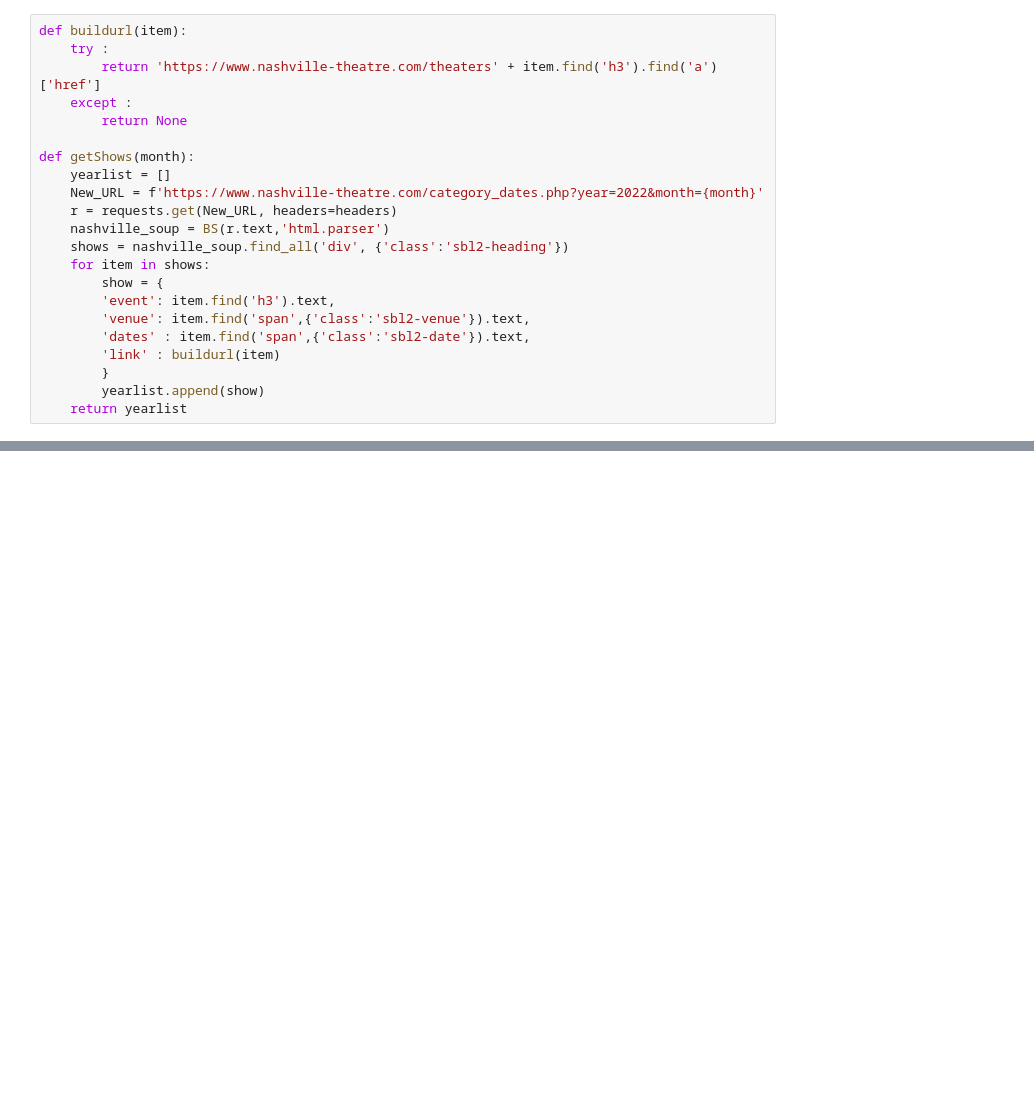
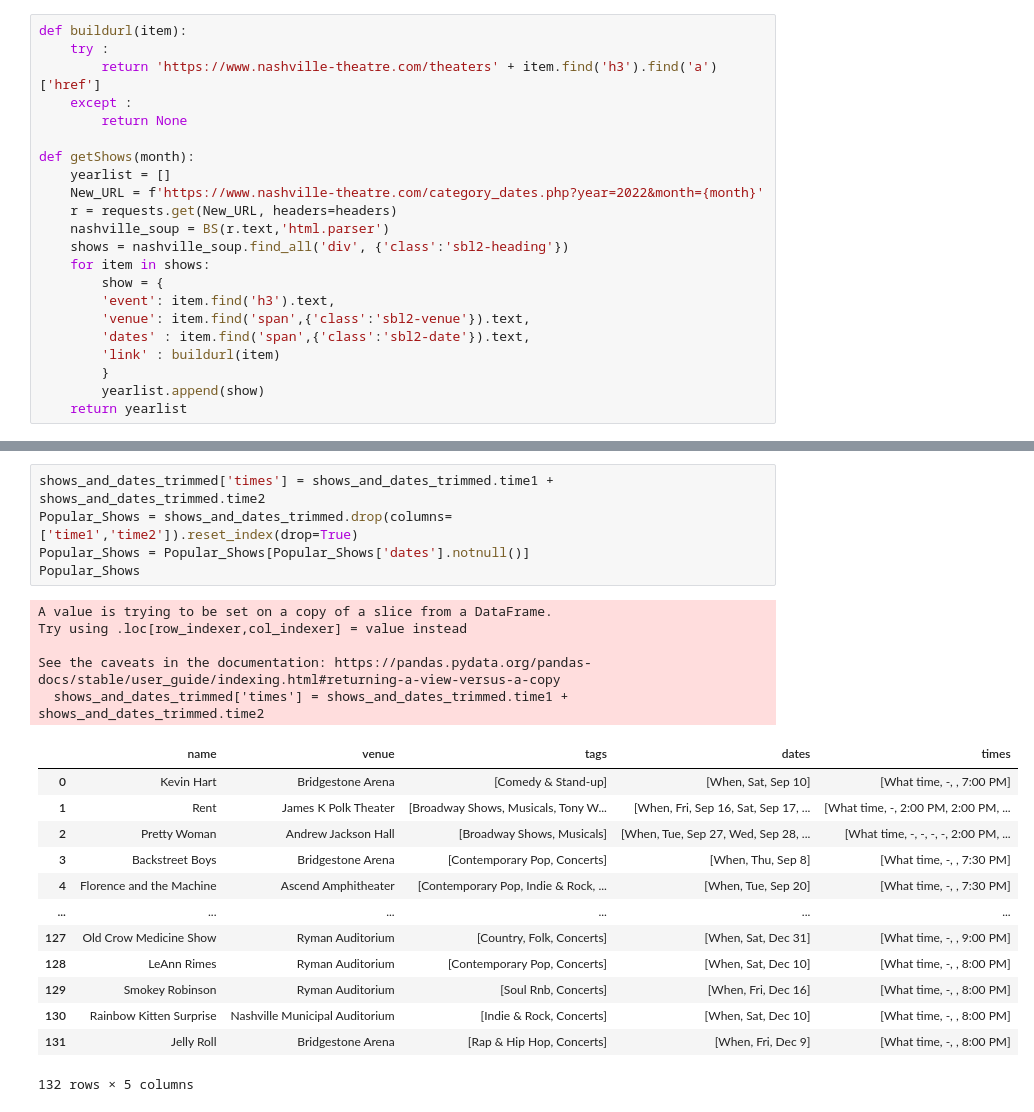
Before and after one commit to michaelcnorman/DDA7-Capstone-Michael, a Jupyter notebook: notebooks/Webscraping events.ipynb, the cells around one changed output, grey strips where cells are left out. Cells and saved outputs as stored; diff of their text form; blank space fills up the shorter version.

```diff
--- a/notebooks/Webscraping events.ipynb
+++ b/notebooks/Webscraping events.ipynb
@@ -429,0 +440,24 @@ pd.DataFrame(show_times).head(40)
+# %%
+shows_and_dates_trimmed['times'] = shows_and_dates_trimmed.time1 + shows_and_dates_trimmed.time2
+Popular_Shows = shows_and_dates_trimmed.drop(columns=['time1','time2']).reset_index(drop=True)
+Popular_Shows = Popular_Shows[Popular_Shows['dates'].notnull()]
+Popular_Shows
+# %% [output]
+A value is trying to be set on a copy of a slice from a DataFrame.
+Try using .loc[row_indexer,col_indexer] = value instead
+
+See the caveats in the documentation: https://pandas.pydata.org/pandas-docs/stable/user_guide/indexing.html#returning-a-view-versus-a-copy
+  shows_and_dates_trimmed['times'] = shows_and_dates_trimmed.time1 + shows_and_dates_trimmed.time2
+|  | name | venue | tags | dates | times |
+| 0 | Kevin Hart | Bridgestone Arena | [Comedy & Stand-up] | [When, Sat, Sep 10] | [What time, -, , 7:00 PM] |
+| 1 | Rent | James K Polk Theater | [Broadway Shows, Musicals, Tony W... | [When, Fri, Sep 16, Sat, Sep 17, ... | [What time, -, 2:00 PM, 2:00 PM, ... |
+| 2 | Pretty Woman | Andrew Jackson Hall | [Broadway Shows, Musicals] | [When, Tue, Sep 27, Wed, Sep 28, ... | [What time, -, -, -, -, 2:00 PM, ... |
+| 3 | Backstreet Boys | Bridgestone Arena | [Contemporary Pop, Concerts] | [When, Thu, Sep 8] | [What time, -, , 7:30 PM] |
+| 4 | Florence and the Machine | Ascend Amphitheater | [Contemporary Pop, Indie & Rock, ... | [When, Tue, Sep 20] | [What time, -, , 7:30 PM] |
+| ... | ... | ... | ... | ... | ... |
+| 127 | Old Crow Medicine Show | Ryman Auditorium | [Country, Folk, Concerts] | [When, Sat, Dec 31] | [What time, -, , 9:00 PM] |
+| 128 | LeAnn Rimes | Ryman Auditorium | [Contemporary Pop, Concerts] | [When, Sat, Dec 10] | [What time, -, , 8:00 PM] |
+| 129 | Smokey Robinson | Ryman Auditorium | [Soul Rnb, Concerts] | [When, Fri, Dec 16] | [What time, -, , 8:00 PM] |
+| 130 | Rainbow Kitten Surprise | Nashville Municipal Auditorium | [Indie & Rock, Concerts] | [When, Sat, Dec 10] | [What time, -, , 8:00 PM] |
+| 131 | Jelly Roll | Bridgestone Arena | [Rap & Hip Hop, Concerts] | [When, Fri, Dec 9] | [What time, -, , 8:00 PM] |
+132 rows × 5 columns
```
Also changed, not shown: parts of 29 cells of this notebook, 1 other file.
